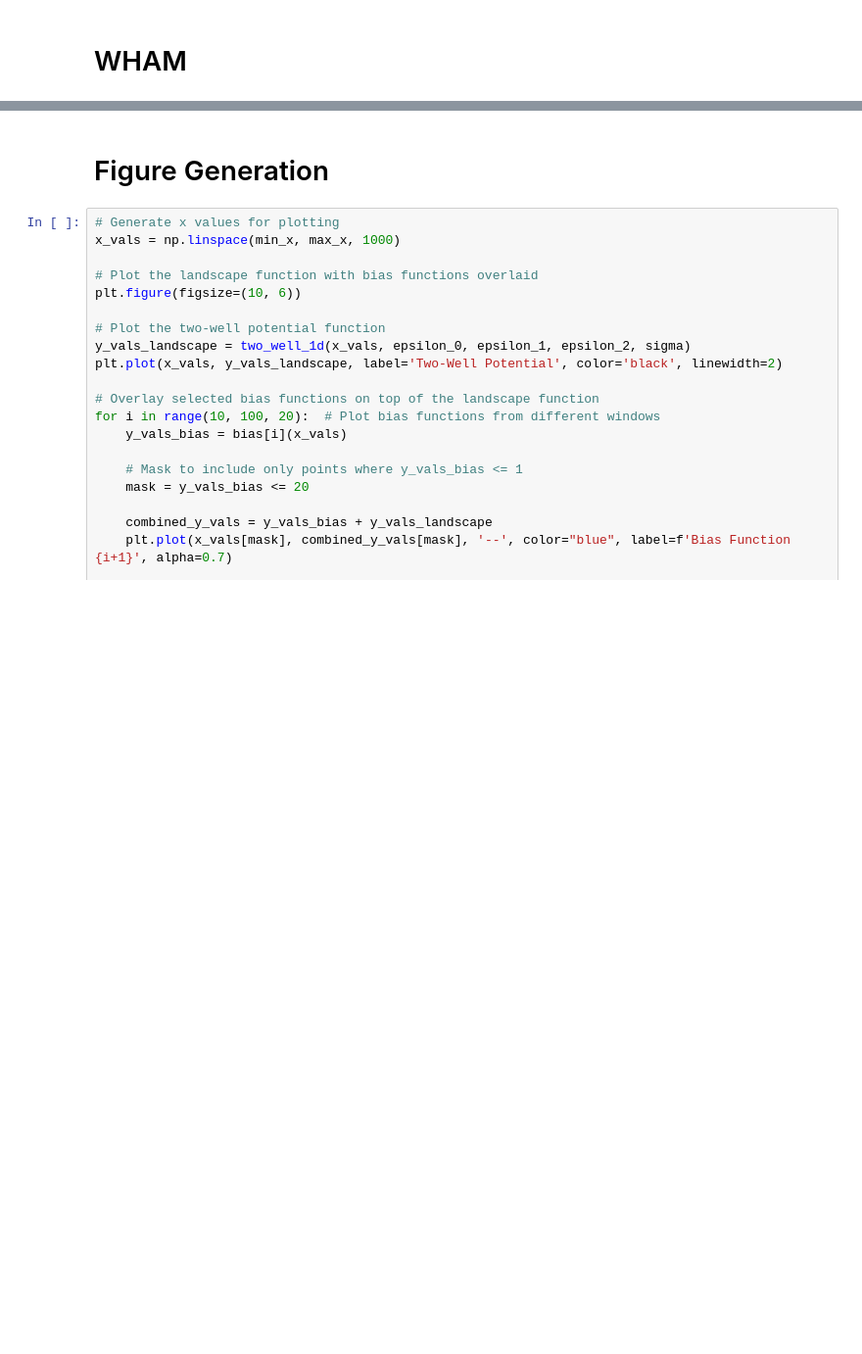
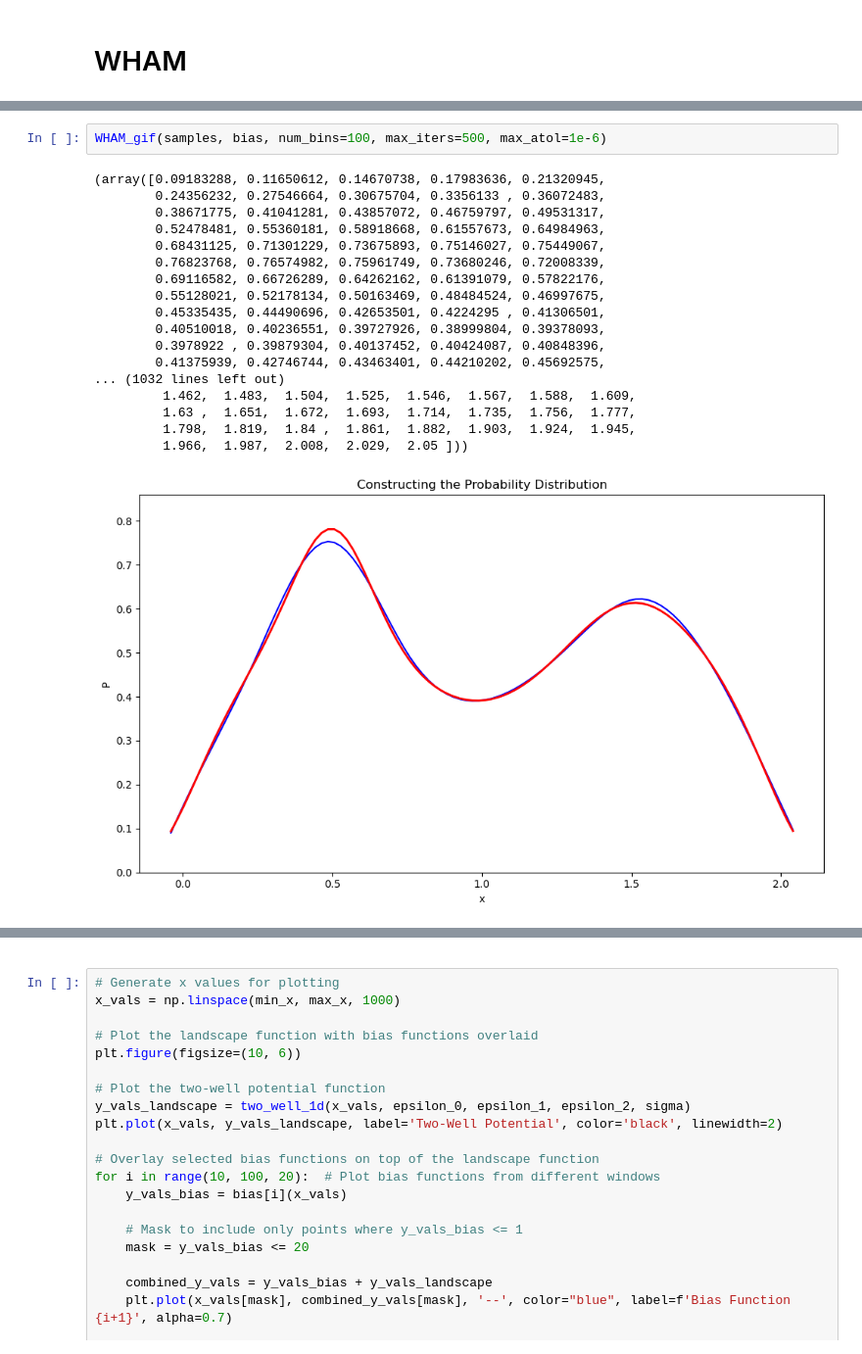
Before and after one commit to abrahmasandra/MENG255UmbrellaSampling, a Jupyter notebook: umbsampling.ipynb, the cells around one changed output, grey strips where cells are left out. Shown at 98% size. Drawn from its saved outputs; the diff is of its cells as text; blank space fills up the shorter version.

```diff
--- a/umbsampling.ipynb
+++ b/umbsampling.ipynb
@@ -342,0 +456,21 @@ plt.show()
+# %%
+WHAM_gif(samples, bias, num_bins=100, max_iters=500, max_atol=1e-6)
+# %% [output]
+(array([0.09183288, 0.11650612, 0.14670738, 0.17983636, 0.21320945,
+        0.24356232, 0.27546664, 0.30675704, 0.3356133 , 0.36072483,
+        0.38671775, 0.41041281, 0.43857072, 0.46759797, 0.49531317,
+        0.52478481, 0.55360181, 0.58918668, 0.61557673, 0.64984963,
+        0.68431125, 0.71301229, 0.73675893, 0.75146027, 0.75449067,
+        0.76823768, 0.76574982, 0.75961749, 0.73680246, 0.72008339,
+        0.69116582, 0.66726289, 0.64262162, 0.61391079, 0.57822176,
+        0.55128021, 0.52178134, 0.50163469, 0.48484524, 0.46997675,
+        0.45335435, 0.44490696, 0.42653501, 0.4224295 , 0.41306501,
+        0.40510018, 0.40236551, 0.39727926, 0.38999804, 0.39378093,
+        0.3978922 , 0.39879304, 0.40137452, 0.40424087, 0.40848396,
+        0.41375939, 0.42746744, 0.43463401, 0.44210202, 0.45692575,
+... (1032 lines left out)
+         1.462,  1.483,  1.504,  1.525,  1.546,  1.567,  1.588,  1.609,
+         1.63 ,  1.651,  1.672,  1.693,  1.714,  1.735,  1.756,  1.777,
+         1.798,  1.819,  1.84 ,  1.861,  1.882,  1.903,  1.924,  1.945,
+         1.966,  1.987,  2.008,  2.029,  2.05 ]))
+[figure, added]
@@ -343,5 +478,5 @@ plt.show()
 # %% [markdown]
-# Figure Generation
+<!-- # Figure Generation -->
 # %%
 # Generate x values for plotting
 x_vals = np.linspace(min_x, max_x, 1000)
```
Also changed, not shown: parts of 12 cells of this notebook.
